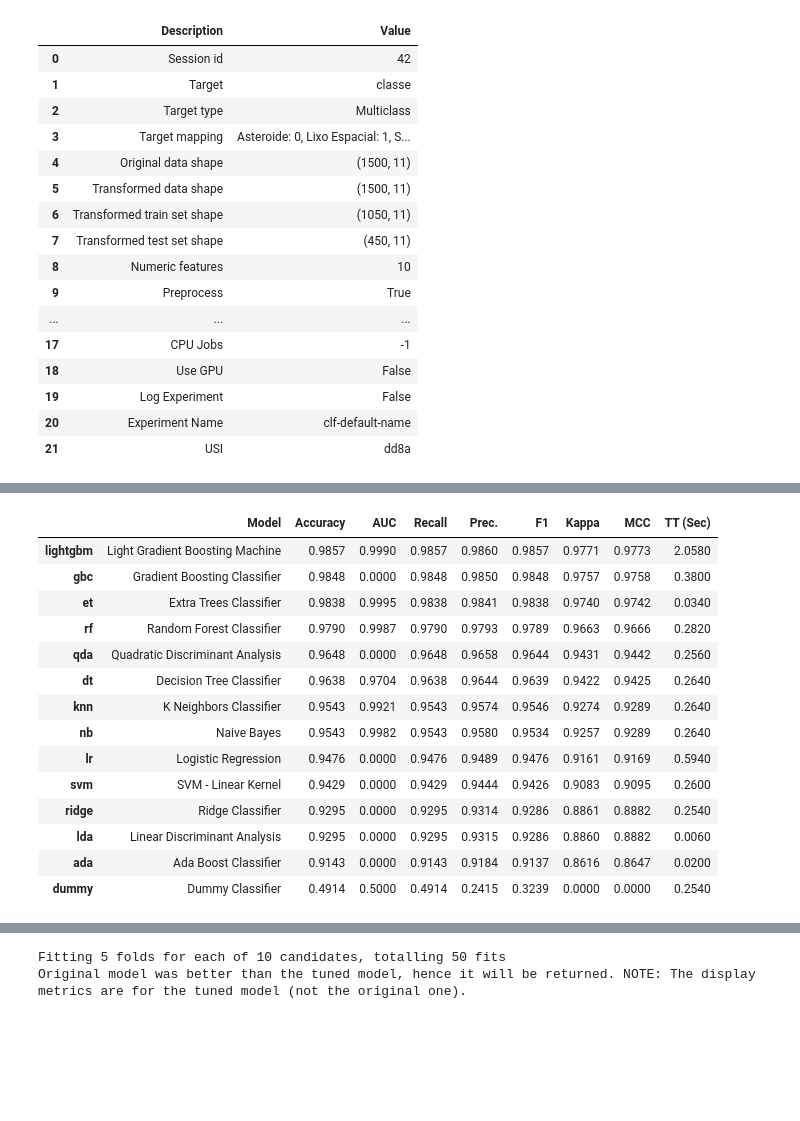
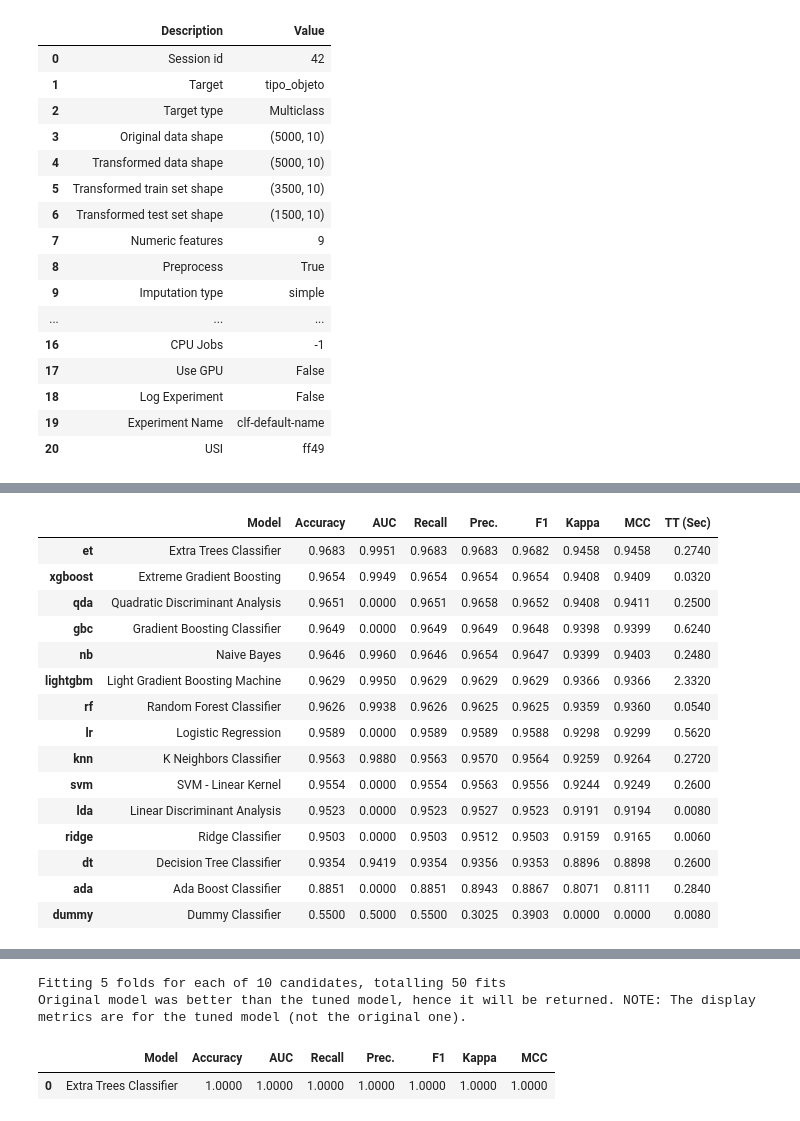
Before and after one commit to vvctort1/space_object_predict, a Jupyter notebook: src/notebooks/comparacao_modelos.ipynb, the cells around one changed output, grey strips where cells are left out. Drawn from its saved outputs; the diff is of its cells as text; code cells hidden in the pictures; blank space fills up the shorter version.

```diff
--- a/src/notebooks/comparacao_modelos.ipynb
+++ b/src/notebooks/comparacao_modelos.ipynb
@@ -1,82 +5,67 @@
 # %%
-# Instalação
-# !pip install pycaret
-
 import pandas as pd
 from pycaret.classification import *
 
-# 1) Carregar dados
-df = pd.read_csv('./synthetic_space_objects_v2.csv')
+df = pd.read_csv('../data/objetos_espaciais_complexo.csv')
 
-# 2) Iniciar experimento AutoML
 exp = setup(
     data=df,
-    target='classe',
+    target='tipo_objeto',
     session_id=42,
     train_size=0.7,
     normalize=True,
     fold=5,
     verbose=True,
     use_gpu=False
 )
 
-# 3) Comparar modelos
 best_model = compare_models()
 
-# 4) Ver leaderboard completo
 leaderboard = pull()
 print(leaderboard.head(10))
 
-# 5) Ajustar o melhor modelo
 tuned_model = tune_model(best_model)
 
-# 6) Avaliar visualmente
-plot_model(tuned_model, plot='residuals')
-plot_model(tuned_model, plot='error')
-plot_model(tuned_model, plot='feature')
-
-# 7) Finalizar modelo
 final_model = finalize_model(tuned_model)
 
-# 8) Previsões
 predictions = predict_model(final_model)
 print(predictions.head())
 
-# 9) Salvar modelo
-save_model(final_model, './pycaret_space_objects_model')
+# save_model(final_model, '../models/pycaret_space_objects_model')
 # %% [output]
 |  | Description | Value |
 | 0 | Session id | 42 |
-| 1 | Target | classe |
+| 1 | Target | tipo_objeto |
 | 2 | Target type | Multiclass |
-| 3 | Target mapping | Asteroide: 0, Lixo Espacial: 1, S... |
-| 4 | Original data shape | (1500, 11) |
-| 5 | Transformed data shape | (1500, 11) |
-| 6 | Transformed train set shape | (1050, 11) |
-| 7 | Transformed test set shape | (450, 11) |
-| 8 | Numeric features | 10 |
-| 9 | Preprocess | True |
+| 3 | Original data shape | (5000, 10) |
+| 4 | Transformed data shape | (5000, 10) |
+| 5 | Transformed train set shape | (3500, 10) |
+| 6 | Transformed test set shape | (1500, 10) |
+| 7 | Numeric features | 9 |
+| 8 | Preprocess | True |
+| 9 | Imputation type | simple |
 | ... | ... | ... |
-| 17 | CPU Jobs | -1 |
-| 18 | Use GPU | False |
-| 19 | Log Experiment | False |
-| 20 | Experiment Name | clf-default-name |
-| 21 | USI | dd8a |
+| 16 | CPU Jobs | -1 |
+| 17 | Use GPU | False |
+| 18 | Log Experiment | False |
+| 19 | Experiment Name | clf-default-name |
+| 20 | USI | ff49 |
 [interactive output not drawn]
 |  | Model | Accuracy | AUC | Recall | Prec. | F1 | Kappa | MCC | TT (Sec) |
-| lightgbm | Light Gradient Boosting Machine | 0.9857 | 0.9990 | 0.9857 | 0.9860 | 0.9857 | 0.9771 | 0.9773 | 2.0580 |
-| gbc | Gradient Boosting Classifier | 0.9848 | 0.0000 | 0.9848 | 0.9850 | 0.9848 | 0.9757 | 0.9758 | 0.3800 |
-| et | Extra Trees Classifier | 0.9838 | 0.9995 | 0.9838 | 0.9841 | 0.9838 | 0.9740 | 0.9742 | 0.0340 |
-| rf | Random Forest Classifier | 0.9790 | 0.9987 | 0.9790 | 0.9793 | 0.9789 | 0.9663 | 0.9666 | 0.2820 |
-| qda | Quadratic Discriminant Analysis | 0.9648 | 0.0000 | 0.9648 | 0.9658 | 0.9644 | 0.9431 | 0.9442 | 0.2560 |
-| dt | Decision Tree Classifier | 0.9638 | 0.9704 | 0.9638 | 0.9644 | 0.9639 | 0.9422 | 0.9425 | 0.2640 |
-| knn | K Neighbors Classifier | 0.9543 | 0.9921 | 0.9543 | 0.9574 | 0.9546 | 0.9274 | 0.9289 | 0.2640 |
-| nb | Naive Bayes | 0.9543 | 0.9982 | 0.9543 | 0.9580 | 0.9534 | 0.9257 | 0.9289 | 0.2640 |
-| lr | Logistic Regression | 0.9476 | 0.0000 | 0.9476 | 0.9489 | 0.9476 | 0.9161 | 0.9169 | 0.5940 |
-| svm | SVM - Linear Kernel | 0.9429 | 0.0000 | 0.9429 | 0.9444 | 0.9426 | 0.9083 | 0.9095 | 0.2600 |
-| ridge | Ridge Classifier | 0.9295 | 0.0000 | 0.9295 | 0.9314 | 0.9286 | 0.8861 | 0.8882 | 0.2540 |
-| lda | Linear Discriminant Analysis | 0.9295 | 0.0000 | 0.9295 | 0.9315 | 0.9286 | 0.8860 | 0.8882 | 0.0060 |
-| ada | Ada Boost Classifier | 0.9143 | 0.0000 | 0.9143 | 0.9184 | 0.9137 | 0.8616 | 0.8647 | 0.0200 |
-| dummy | Dummy Classifier | 0.4914 | 0.5000 | 0.4914 | 0.2415 | 0.3239 | 0.0000 | 0.0000 | 0.2540 |
+| et | Extra Trees Classifier | 0.9683 | 0.9951 | 0.9683 | 0.9683 | 0.9682 | 0.9458 | 0.9458 | 0.2740 |
+| xgboost | Extreme Gradient Boosting | 0.9654 | 0.9949 | 0.9654 | 0.9654 | 0.9654 | 0.9408 | 0.9409 | 0.0320 |
+| qda | Quadratic Discriminant Analysis | 0.9651 | 0.0000 | 0.9651 | 0.9658 | 0.9652 | 0.9408 | 0.9411 | 0.2500 |
+| gbc | Gradient Boosting Classifier | 0.9649 | 0.0000 | 0.9649 | 0.9649 | 0.9648 | 0.9398 | 0.9399 | 0.6240 |
+| nb | Naive Bayes | 0.9646 | 0.9960 | 0.9646 | 0.9654 | 0.9647 | 0.9399 | 0.9403 | 0.2480 |
+| lightgbm | Light Gradient Boosting Machine | 0.9629 | 0.9950 | 0.9629 | 0.9629 | 0.9629 | 0.9366 | 0.9366 | 2.3320 |
+| rf | Random Forest Classifier | 0.9626 | 0.9938 | 0.9626 | 0.9625 | 0.9625 | 0.9359 | 0.9360 | 0.0540 |
+| lr | Logistic Regression | 0.9589 | 0.0000 | 0.9589 | 0.9589 | 0.9588 | 0.9298 | 0.9299 | 0.5620 |
+| knn | K Neighbors Classifier | 0.9563 | 0.9880 | 0.9563 | 0.9570 | 0.9564 | 0.9259 | 0.9264 | 0.2720 |
+| svm | SVM - Linear Kernel | 0.9554 | 0.0000 | 0.9554 | 0.9563 | 0.9556 | 0.9244 | 0.9249 | 0.2600 |
+| lda | Linear Discriminant Analysis | 0.9523 | 0.0000 | 0.9523 | 0.9527 | 0.9523 | 0.9191 | 0.9194 | 0.0080 |
+| ridge | Ridge Classifier | 0.9503 | 0.0000 | 0.9503 | 0.9512 | 0.9503 | 0.9159 | 0.9165 | 0.0060 |
+| dt | Decision Tree Classifier | 0.9354 | 0.9419 | 0.9354 | 0.9356 | 0.9353 | 0.8896 | 0.8898 | 0.2600 |
+| ada | Ada Boost Classifier | 0.8851 | 0.0000 | 0.8851 | 0.8943 | 0.8867 | 0.8071 | 0.8111 | 0.2840 |
+| dummy | Dummy Classifier | 0.5500 | 0.5000 | 0.5500 | 0.3025 | 0.3903 | 0.0000 | 0.0000 | 0.0080 |
 [interactive output not drawn]
                                     Model  Accuracy     AUC  Recall   Prec.  \
@@ -109,3 +98,5 @@ svm       0.9426  0.9083  0.9095     0.260
 [interactive output not drawn]
 Fitting 5 folds for each of 10 candidates, totalling 50 fits
 Original model was better than the tuned model, hence it will be returned. NOTE: The display metrics are for the tuned model (not the original one).
+|  | Model | Accuracy | AUC | Recall | Prec. | F1 | Kappa | MCC |
+| 0 | Extra Trees Classifier | 1.0000 | 1.0000 | 1.0000 | 1.0000 | 1.0000 | 1.0000 | 1.0000 |
```
Also changed, not shown: parts of 2 cells of this notebook.
